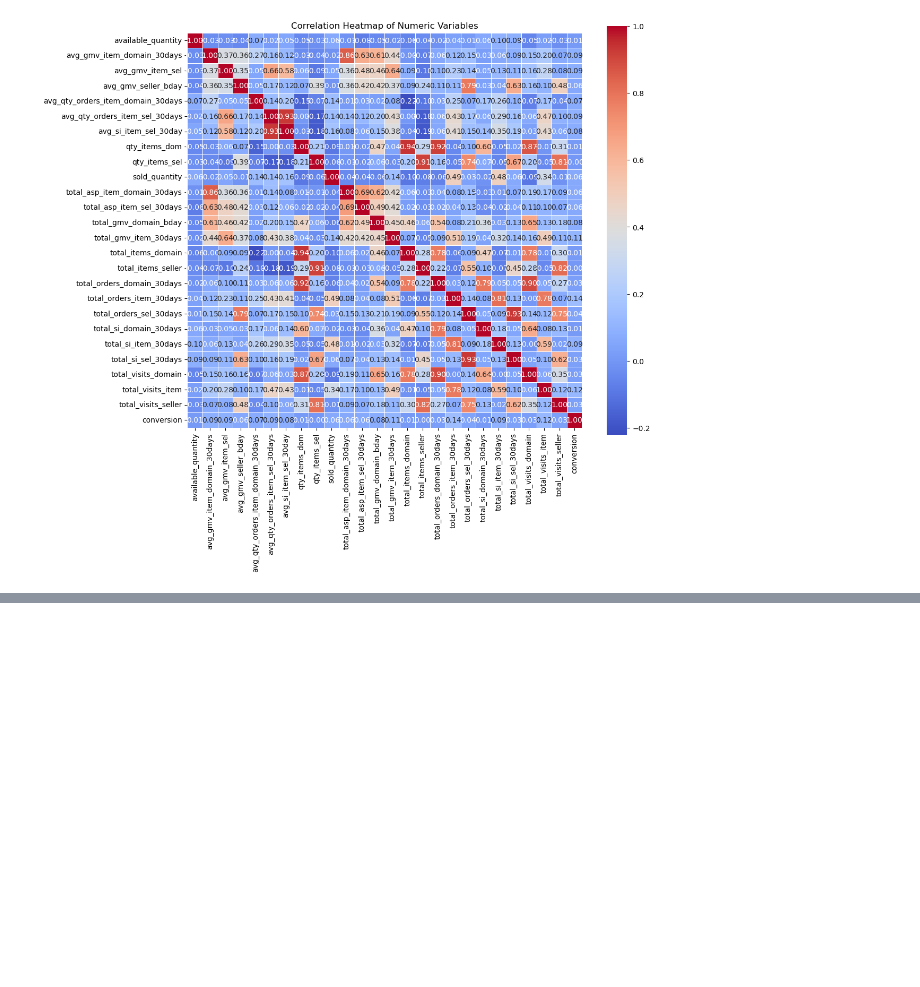
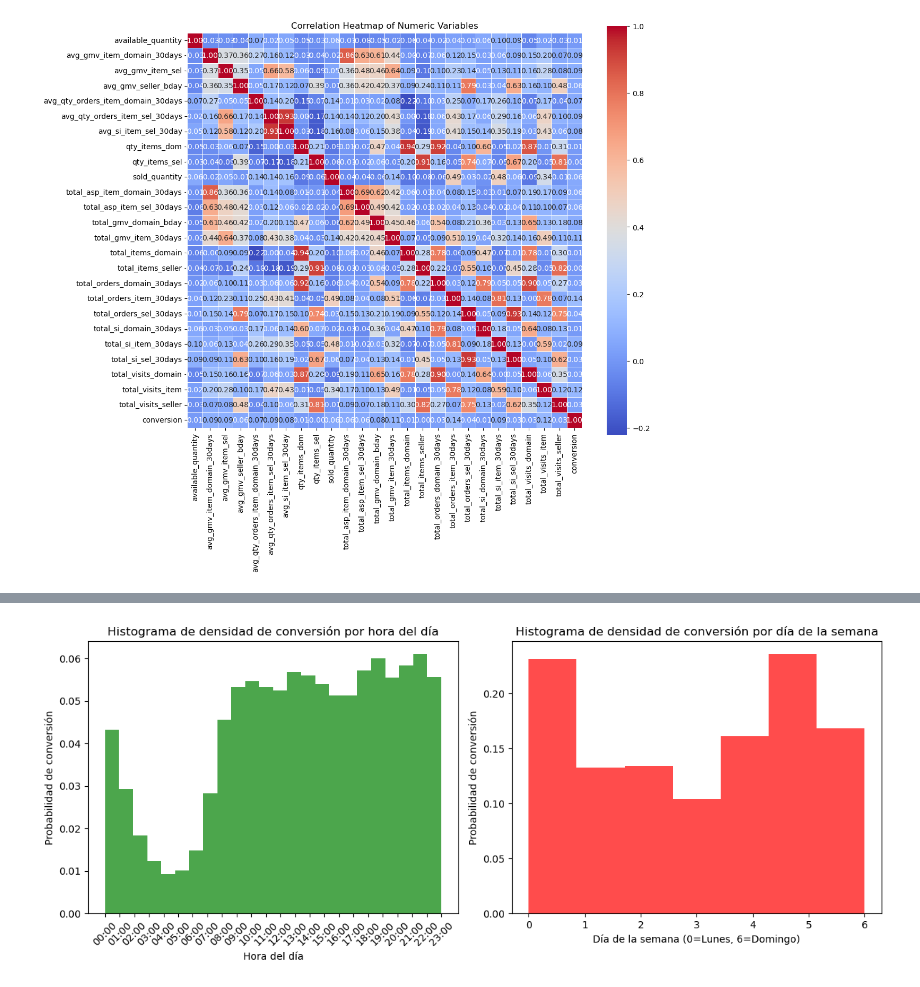
Before and after one commit to gaston-lm/TDVI_tp2_retailer_churn, a Jupyter notebook: analisis.ipynb, the cells around one changed output, grey strips where cells are left out. Cells and saved outputs as stored; diff of their text form; code cells hidden in the pictures; blank space fills up the shorter version.

```diff
--- a/analisis.ipynb
+++ b/analisis.ipynb
@@ -102,0 +107,24 @@ plt.show()
+# %%
+import matplotlib.pyplot as plt
+
+plt.figure(figsize=(12, 5))
+
+# First subplot (left)
+plt.subplot(1, 2, 1)
+plt.hist(df['hour'], bins=24, color='g', alpha=0.7, density=True)
+plt.title('Histograma de densidad de conversión por hora del día')
+plt.xlabel('Hora del día')
+plt.ylabel('Probabilidad de conversión')
+plt.xticks(range(24), [f"{hour:02}:00" for hour in range(24)], rotation=45)
+
+# Second subplot (right)
+plt.subplot(1, 2, 2)
+plt.hist(df['day_of_week'], bins=7, color='r', alpha=0.7, density=True)
+plt.title('Histograma de densidad de conversión por día de la semana')
+plt.xlabel('Día de la semana (0=Lunes, 6=Domingo)')
+plt.ylabel('Probabilidad de conversión')
+
+plt.tight_layout()
+plt.show()
+# %% [output]
+[figure, added]
```
Also changed, not shown: parts of 2 cells of this notebook, 4 other files.
